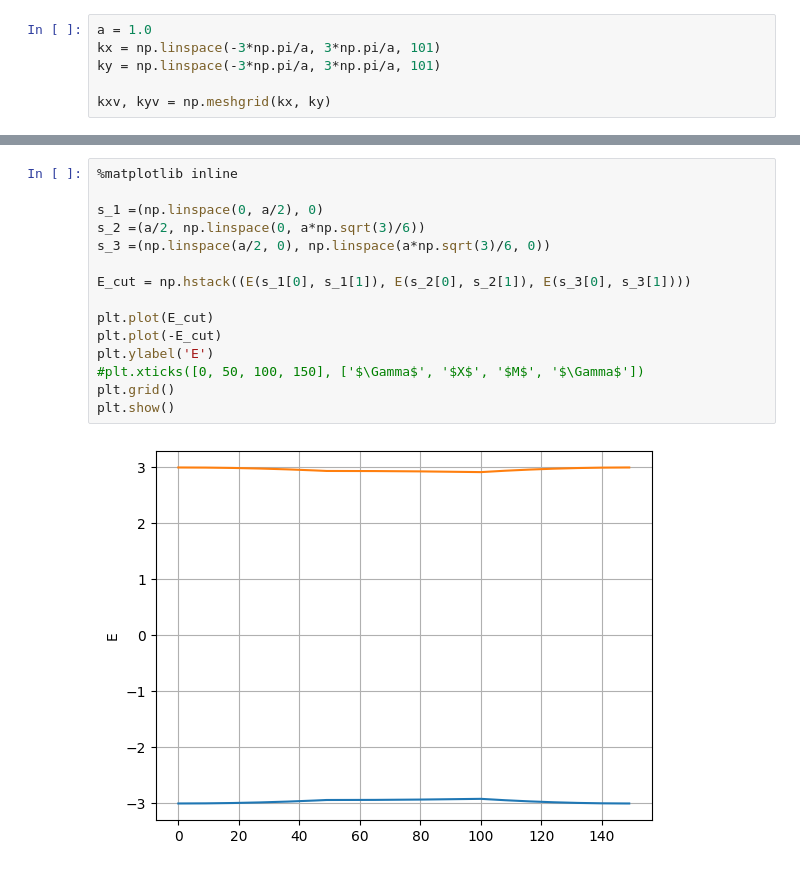
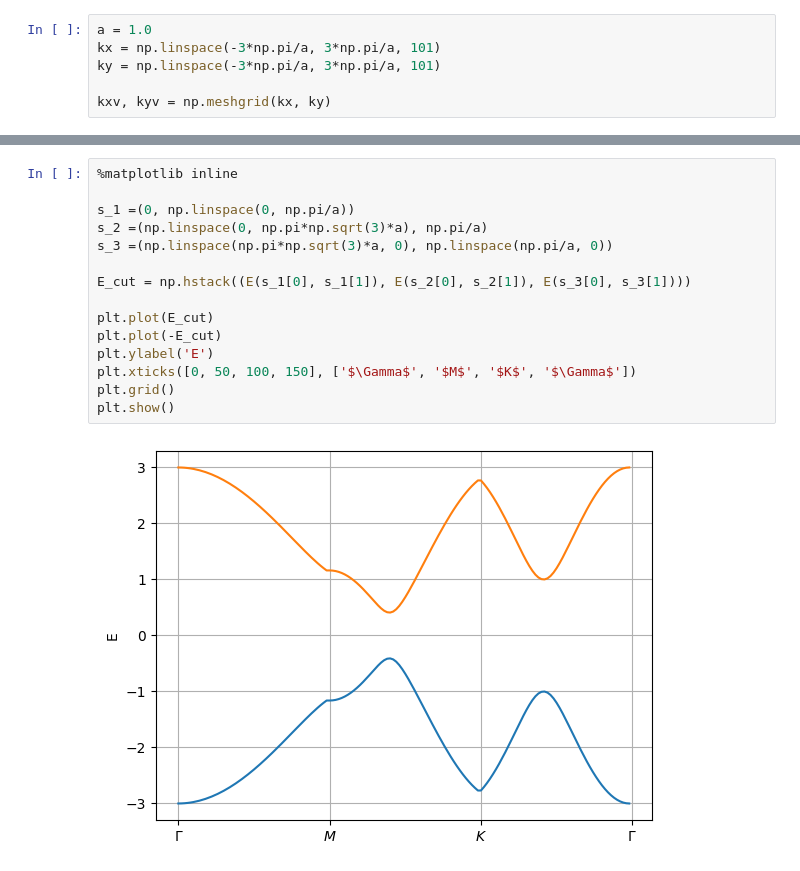
Before and after one commit to franklinzppa/electronic-structure, a Jupyter notebook: graphene/graphene.ipynb, the cells around one changed output, grey strips where cells are left out. Drawn from its saved outputs; the diff is of its cells as text.

Commit message:
modifications to graphene

```diff
--- a/graphene/graphene.ipynb
+++ b/graphene/graphene.ipynb
@@ -25,17 +25,17 @@ plt.show()
 # %%
 %matplotlib inline
 
-s_1 =(np.linspace(0, a/2), 0)
-s_2 =(a/2, np.linspace(0, a*np.sqrt(3)/6))
-s_3 =(np.linspace(a/2, 0), np.linspace(a*np.sqrt(3)/6, 0))
+s_1 =(0, np.linspace(0, np.pi/a))
+s_2 =(np.linspace(0, np.pi*np.sqrt(3)*a), np.pi/a)
+s_3 =(np.linspace(np.pi*np.sqrt(3)*a, 0), np.linspace(np.pi/a, 0))
 
 E_cut = np.hstack((E(s_1[0], s_1[1]), E(s_2[0], s_2[1]), E(s_3[0], s_3[1])))
 
 plt.plot(E_cut)
 plt.plot(-E_cut)
 plt.ylabel('E')
-#plt.xticks([0, 50, 100, 150], ['$\Gamma$', '$X$', '$M$', '$\Gamma$'])
+plt.xticks([0, 50, 100, 150], ['$\Gamma$', '$M$', '$K$', '$\Gamma$'])
 plt.grid()
 plt.show()
 # %% [output]
-[figure, old version]
+[figure, new version]
```
